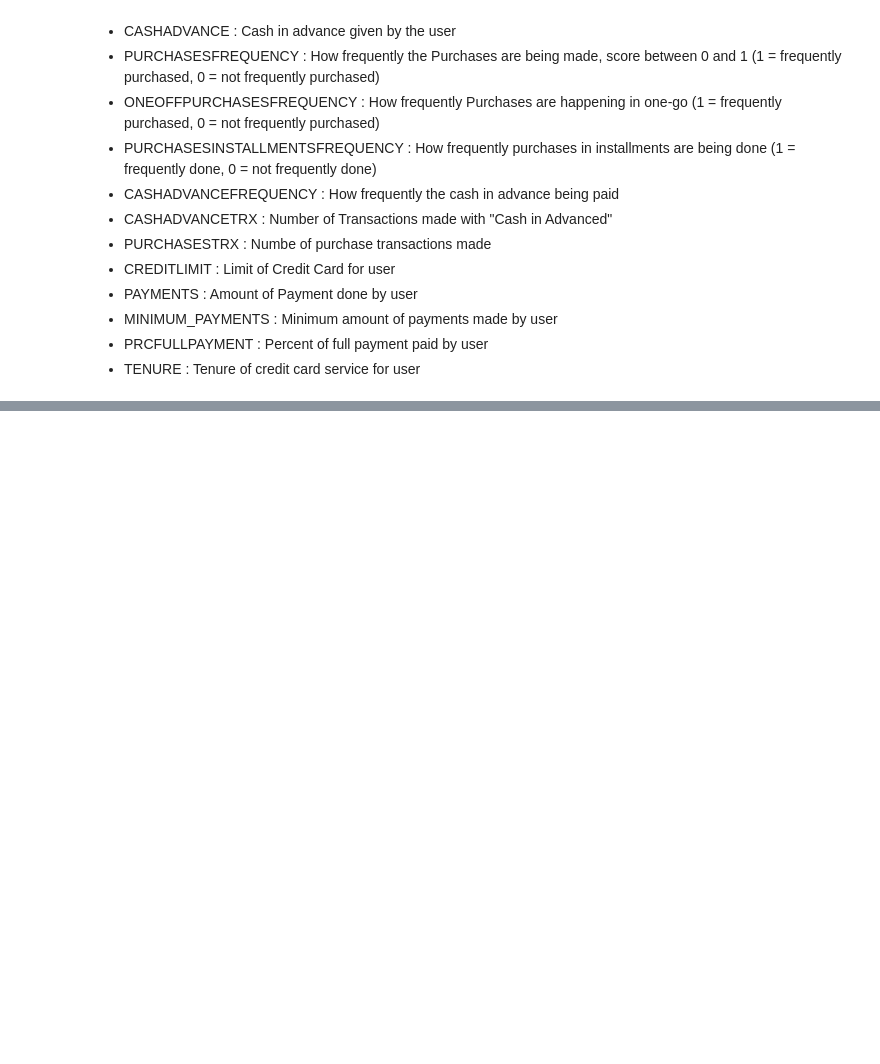
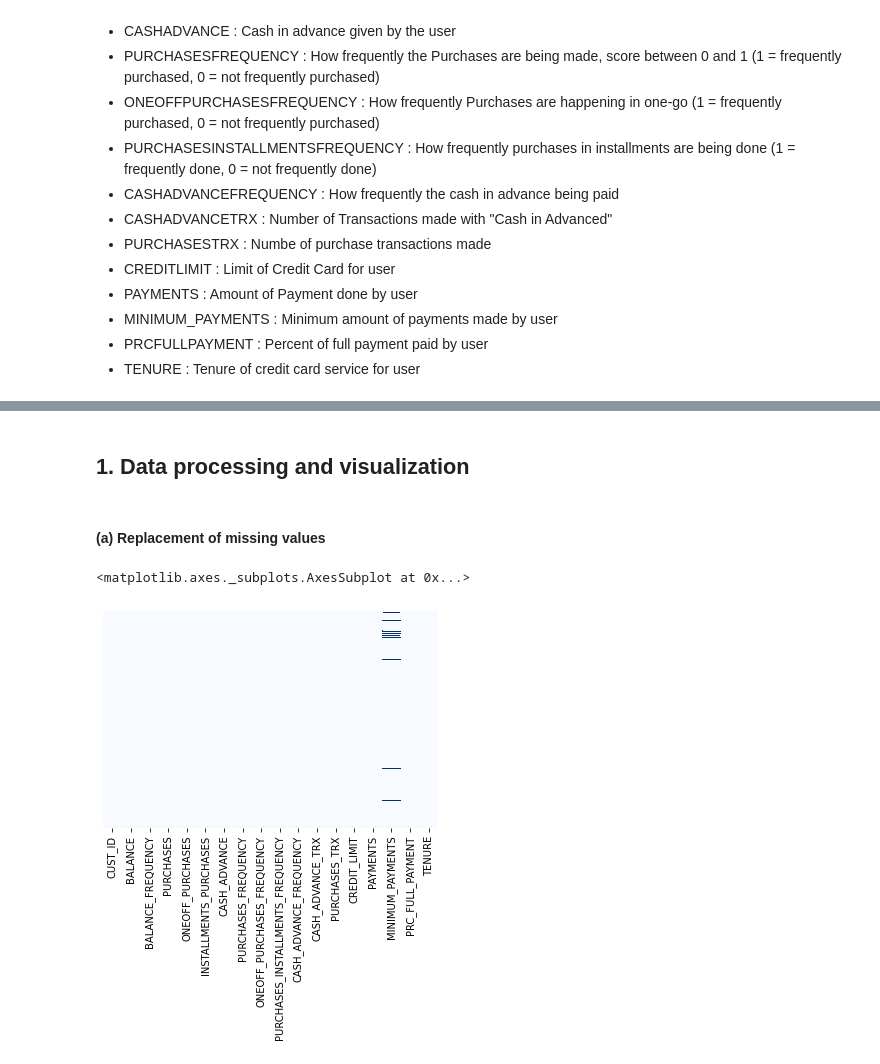
Before and after one commit to Panostam/Marketing_Department_Clustering_Project, a Jupyter notebook: Marketing_Department_Clustering_Project.ipynb, the cells around one changed output, grey strips where cells are left out. Drawn from its saved outputs; the diff is of its cells as text; code cells hidden in the pictures; blank space fills up the shorter version.

```diff
--- a/Marketing_Department_Clustering_Project.ipynb
+++ b/Marketing_Department_Clustering_Project.ipynb
@@ -65,3 +65,12 @@ creditcard_df.describe()
 | 50% | 873.385231 | 1.000000 | 361.280000 | 38.000000 | 89.000000 | 0.000000 | ... |
 | 75% | 2054.140036 | 1.000000 | 1110.130000 | 577.405000 | 468.637500 | 1113.821139 | ... |
 | max | 19043.138560 | 1.000000 | 49039.570000 | 40761.250000 | 22500.000000 | 47137.211760 | ... |
+# %% [markdown]
+## 1. Data processing and visualization
+# %% [markdown]
+#### (a) Replacement of missing values
+# %%
+ sns.heatmap(creditcard_df.isnull(), yticklabels = False, cbar = False, cmap="Blues")
+# %% [output]
+<matplotlib.axes._subplots.AxesSubplot at 0x...>
+[figure, added]
```
Also changed, not shown: parts of 4 cells of this notebook.
